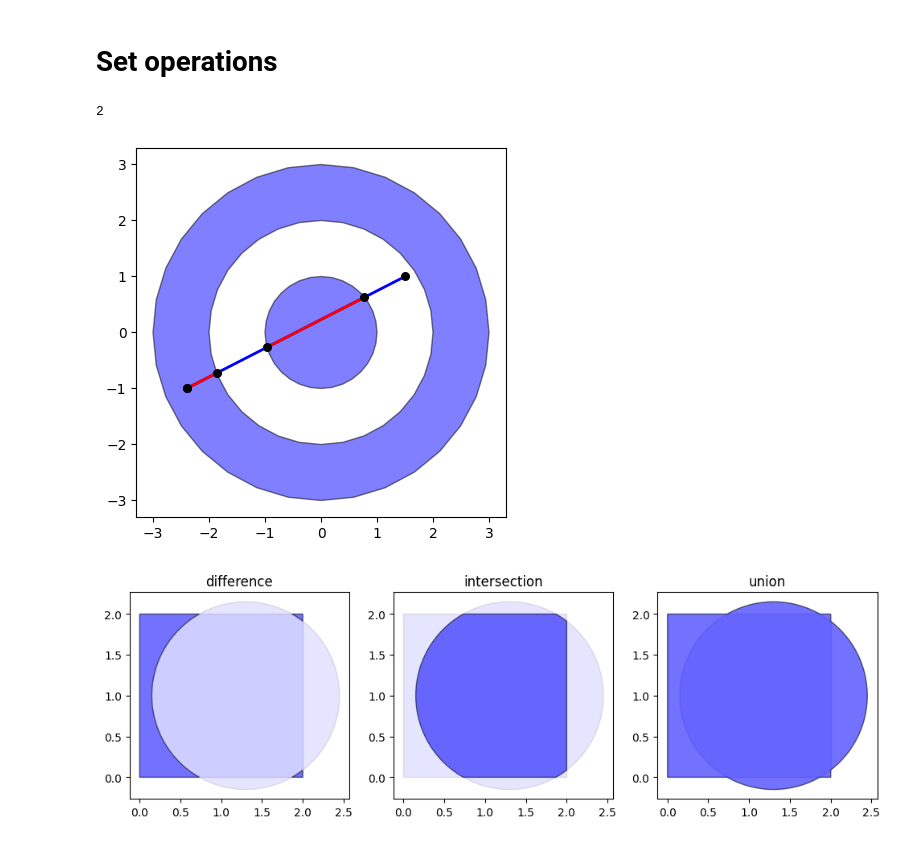
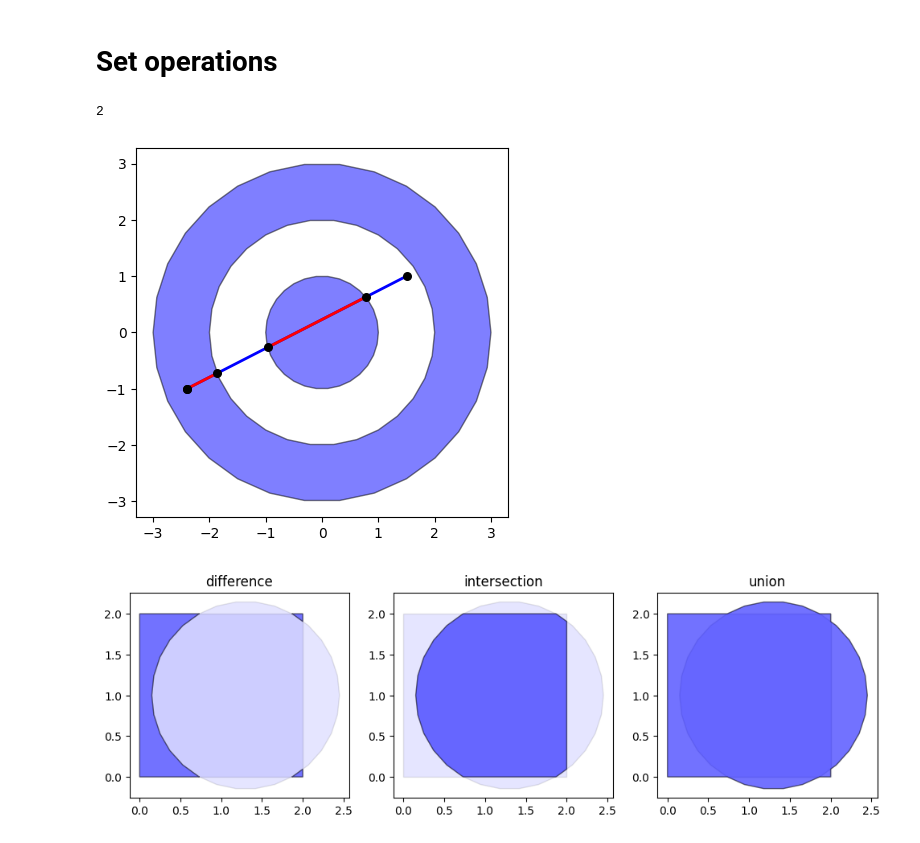
Before and after one commit to seekjim20/dshape, a Jupyter notebook: examples/demo.ipynb, the cells around one changed output. Saved outputs shown, nothing was run; the diff lists cells and outputs as text; code cells hidden in the pictures.

```diff
--- a/examples/demo.ipynb
+++ b/examples/demo.ipynb
@@ -83,20 +83,20 @@ p4.plot();
 # Set operations
 # %%
 l1 = dshape.geometry.LineSegment([-2.4, -1.0], [1.5, 1.0])
-p1 = dshape.geometry.Circle((0, 0), 1.0)
-p2 = dshape.geometry.Circle((0, 0), 2.0)
-p3 = dshape.geometry.Circle((0, 0), 3.0)
+p1 = dshape.geometry.Polygon.circle((0, 0), 1.0)
+p2 = dshape.geometry.Polygon.circle((0, 0), 2.0)
+p3 = dshape.geometry.Polygon.circle((0, 0), 3.0)
 p4 = dshape.geometry.Polygon.from_exteriors_interiors([p1, p3], [p2])
 intersection = l1.intersection(p4)
 print(len(intersection))
 
 fig, ax = plt.subplots()
 p4.plot(ax)
 l1.plot(ax)
 for seg in intersection:
     seg.plot(ax, color='red')
 plt.show()
 # %% [output]
 2
-[figure, old version]
+[figure, new version]
 # %%
```
Also changed, not shown: parts of 16 cells of this notebook, 7 other files.
